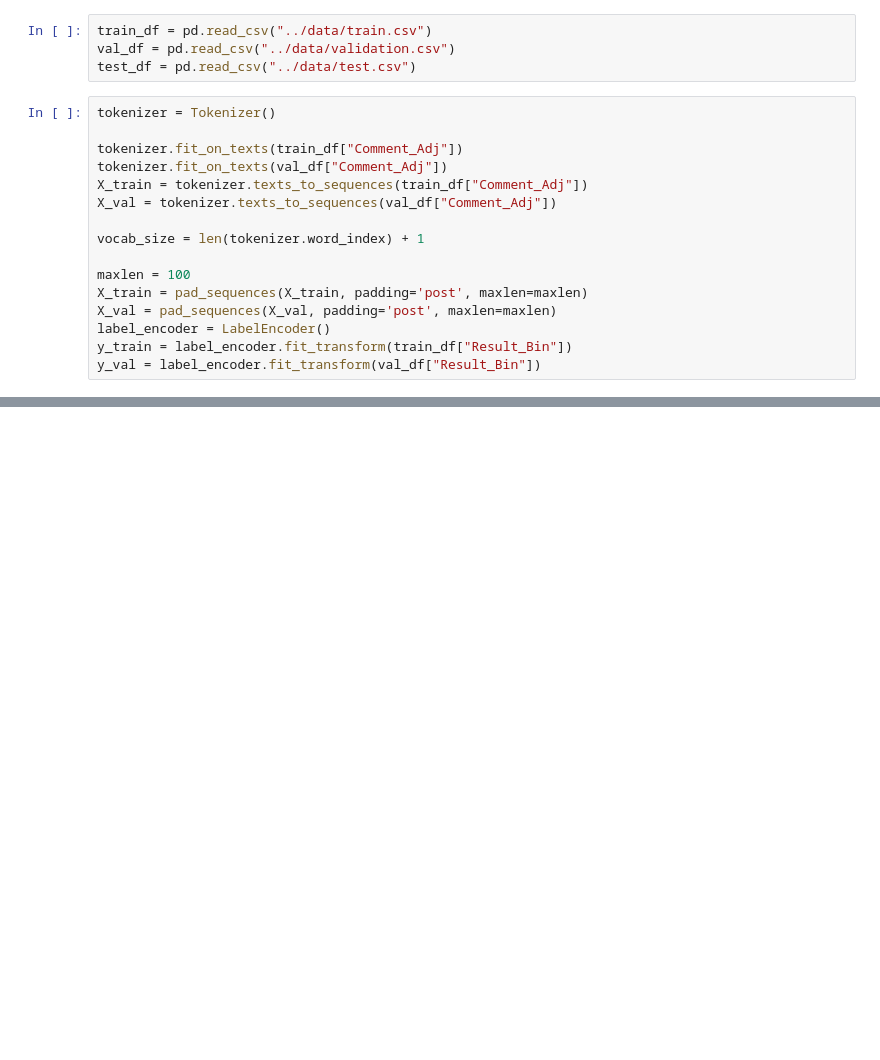
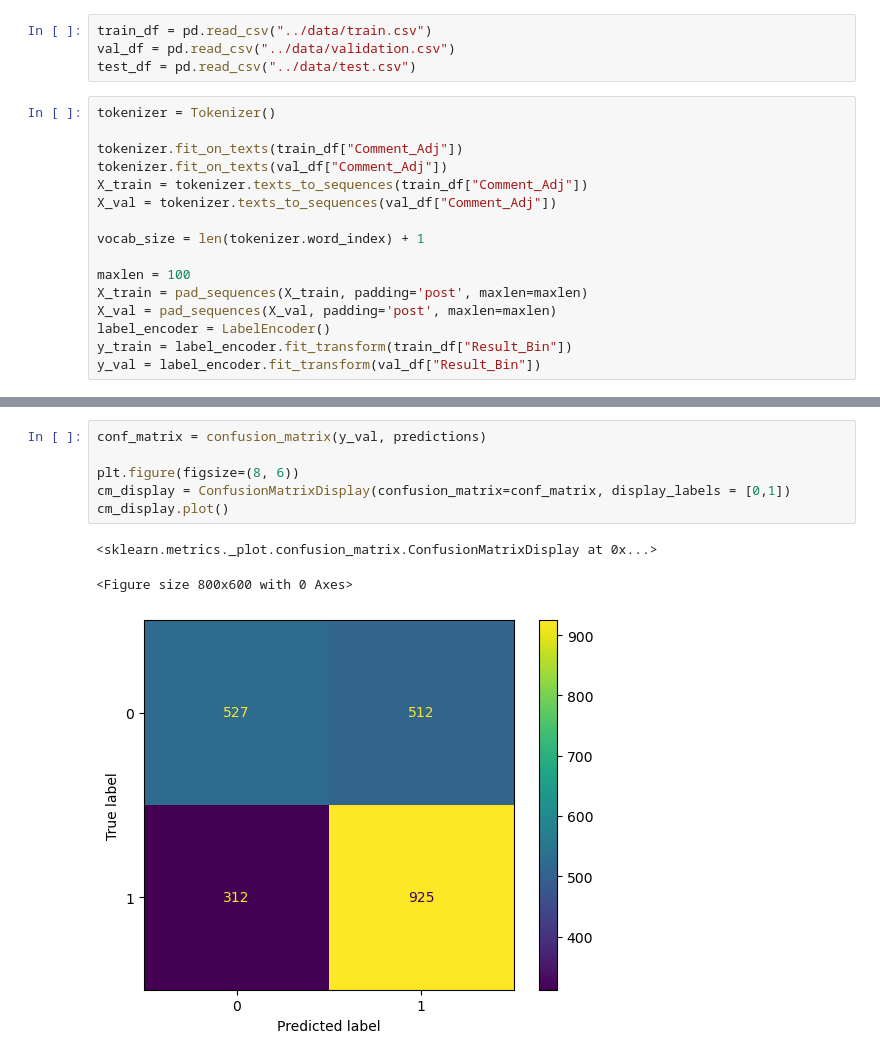
Before and after one commit to tulane-cmps6730/project-reddit, a Jupyter notebook: notebooks/Experiment-CNN.ipynb, the cells around one changed output, grey strips where cells are left out. Drawn from its saved outputs; the diff is of its cells as text; blank space fills up the shorter version.

```diff
--- a/notebooks/Experiment-CNN.ipynb
+++ b/notebooks/Experiment-CNN.ipynb
@@ -138,0 +153,10 @@ AttributeError: EagerTensor object has no attribute 'astype'.
+# %%
+conf_matrix = confusion_matrix(y_val, predictions)
+
+plt.figure(figsize=(8, 6))
+cm_display = ConfusionMatrixDisplay(confusion_matrix=conf_matrix, display_labels = [0,1])
+cm_display.plot()
+# %% [output]
+<sklearn.metrics._plot.confusion_matrix.ConfusionMatrixDisplay at 0x...>
+<Figure size 800x600 with 0 Axes>
+[figure, added]
```
Also changed, not shown: parts of 6 cells of this notebook, 3 other files.
